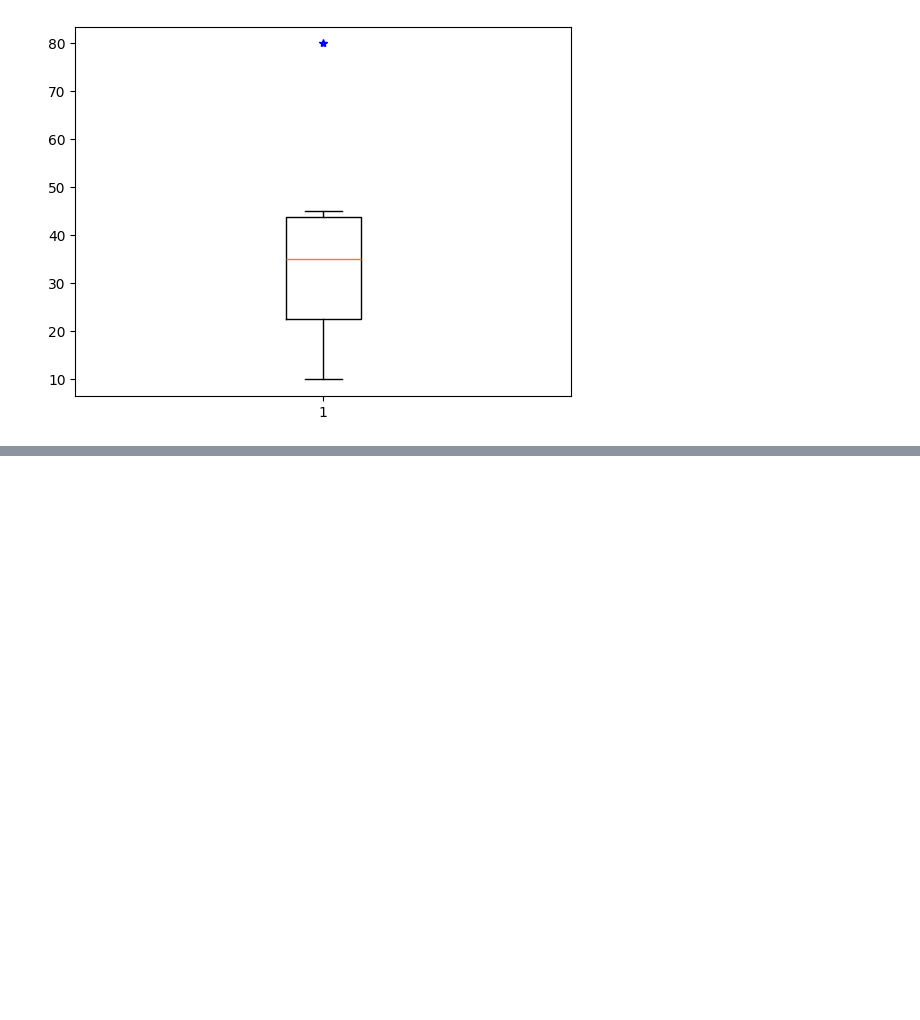
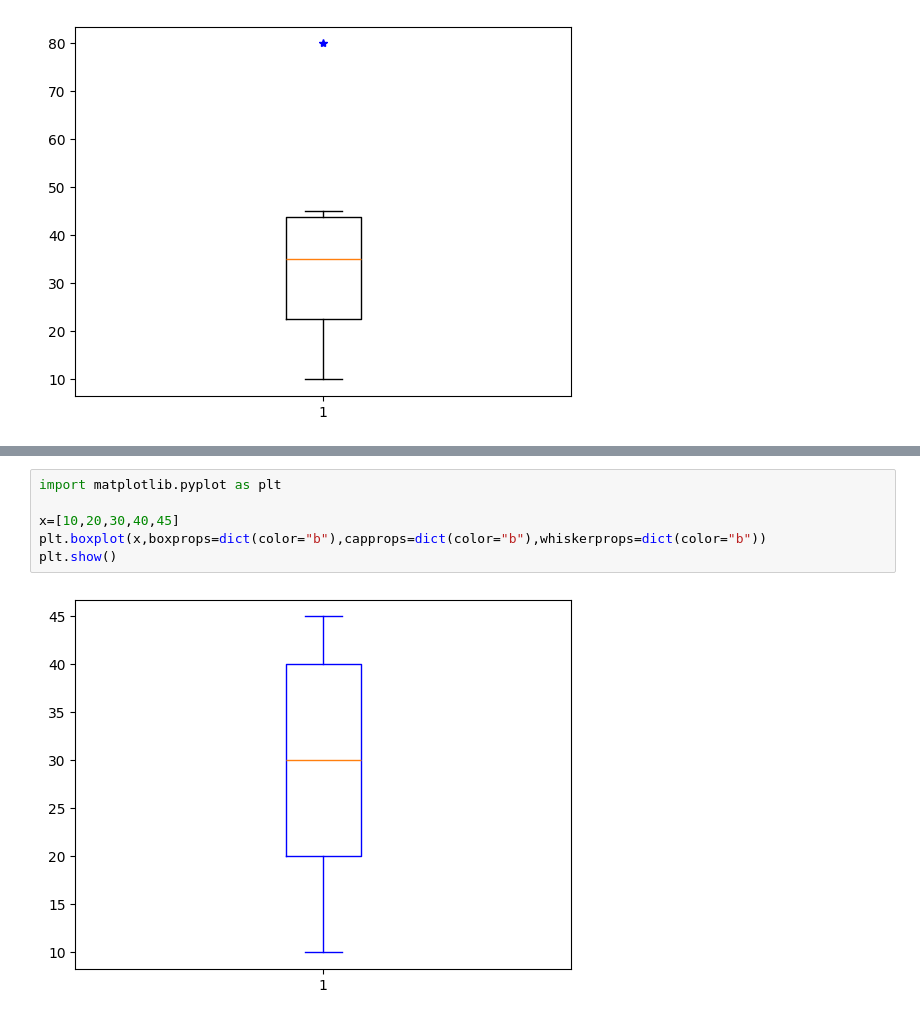
Before and after one commit to NishmthaM/matplotlib_python, a Jupyter notebook: Matplotlib.ipynb, the cells around one changed output, grey strips where cells are left out. Drawn from its saved outputs; the diff is of its cells as text; blank space fills up the shorter version.

```diff
--- a/Matplotlib.ipynb
+++ b/Matplotlib.ipynb
@@ -496,0 +505,8 @@ plt.show()
+# %%
+import matplotlib.pyplot as plt
+
+x=[10,20,30,40,45]
+plt.boxplot(x,boxprops=dict(color="b"),capprops=dict(color="b"),whiskerprops=dict(color="b"))
+plt.show()
+# %% [output]
+[figure, added]
```
Also changed, not shown: parts of 4 cells of this notebook.
